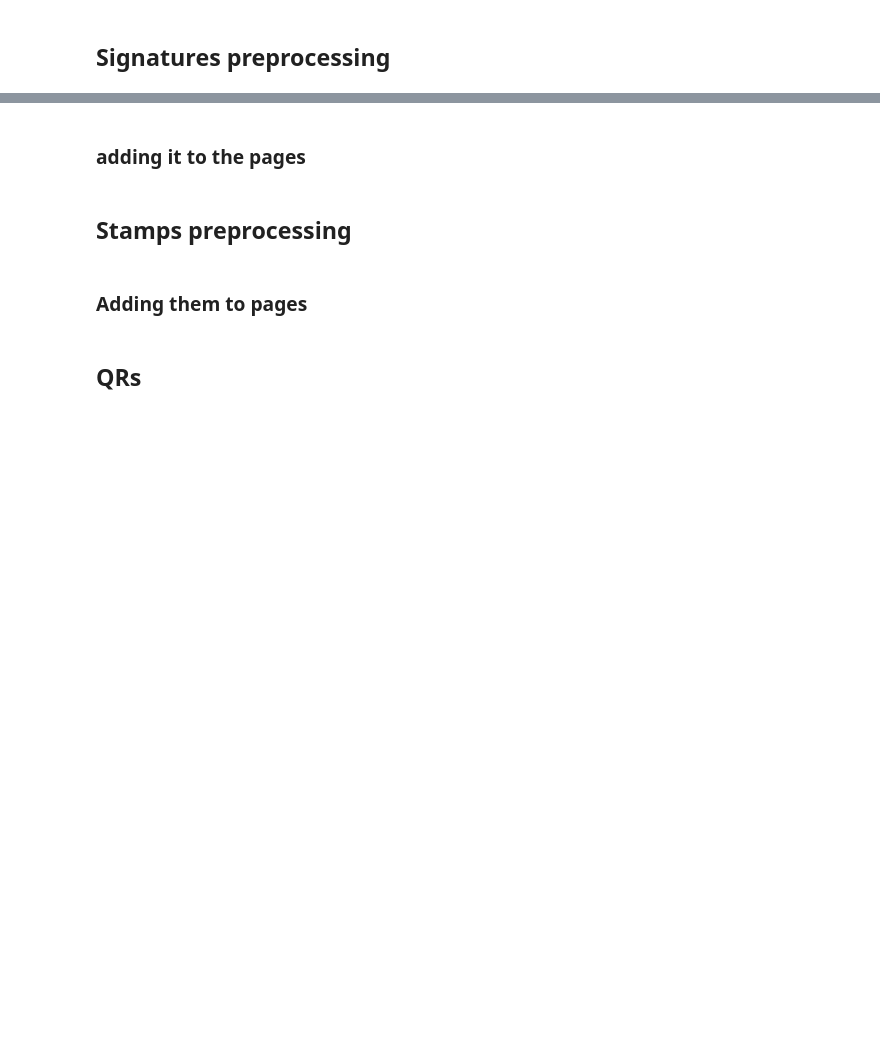
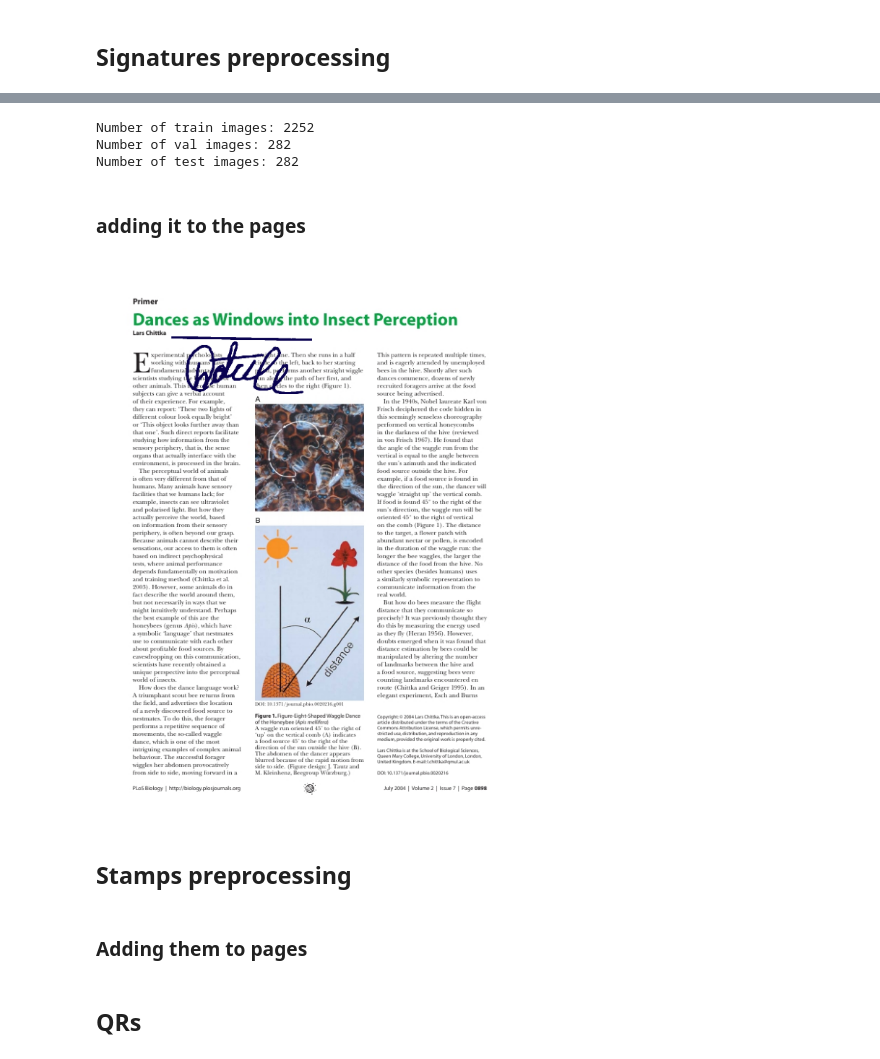
Before and after one commit to NilBiescas/Project_Synthesis2-, a Jupyter notebook: Code/Synthetic_DS/Creating_DS.ipynb, the cells around one changed output, grey strips where cells are left out. Cells and saved outputs as stored; diff of their text form; code cells hidden in the pictures; blank space fills up the shorter version.

```diff
--- a/Code/Synthetic_DS/Creating_DS.ipynb
+++ b/Code/Synthetic_DS/Creating_DS.ipynb
@@ -216,3 +232,9 @@ libpng warning: iCCP: known incorrect sRGB profile
+# %%
+split_train_val_test(dir2signatures)
+# %% [output]
+Number of train images: 2252
+Number of val images: 282
+Number of test images: 282
 # %% [markdown]
 ### adding it to the pages
 # %%
@@ -253,25 +275,34 @@ def add_transparent_image(background, foreground, x_offset=None, y_offset=None):
     # overwrite the section of the background image that has been updated
     background[bg_y:bg_y + h, bg_x:bg_x + w] = composite
 # %%
-page = f"{dir2publaynet}/{split}/{sample['file_name']}"
+# page = f"{dir2publaynet}/{split}/{sample['file_name']}"
+page = r"C:\Users\Maria\OneDrive - UAB\Documentos\3r de IA\Synthesis project II\Github\Project_Synthesis2-\Datasets\Publaynet\train\PMC449901_00000.jpg"
 
 background = cv2.imread(page)
 background = cv2.cvtColor(background, cv2.COLOR_BGR2RGB)
 
-# resize the signature to 1/4 of the page
+result, thresh = preprocess_signature(f"{dir2signatures}/preprocessed/01F2.png")
+
 overlay = cv2.resize(result, (0,0), fx=0.25, fy=0.25)
-mask = cv2.resize(thresh, (0,0), fx=0.25, fy=0.25)
+thresh = cv2.resize(thresh, (0,0), fx=0.25, fy=0.25)
 
 overlay = cv2.cvtColor(overlay, cv2.COLOR_RGB2RGBA)
-overlay[:, :, 3] = mask
+overlay[:, :, 3] = thresh
 
-img = background.copy()
-add_transparent_image(img, overlay, 50, 50)
+# change the color of the overlay
+overlay[:, :, 0] = 9
+overlay[:, :, 1] = 2
+overlay[:, :, 2] = 80
 
-plt.figure(figsize=(12, 7))
-plt.imshow(img)
+# generate texture for the pen
+add_transparent_image(background, overlay, x_offset=100, y_offset=100)
+
+plt.figure(figsize=(22, 14))
+plt.imshow(background)
 plt.axis('off')
 plt.show()
+# %% [output]
+[figure, added]
 # %%
 page = f"{dir2publaynet}/{split}/{sample['file_name']}"
 
```
Also changed, not shown: parts of 15 cells of this notebook, 2 other files.
